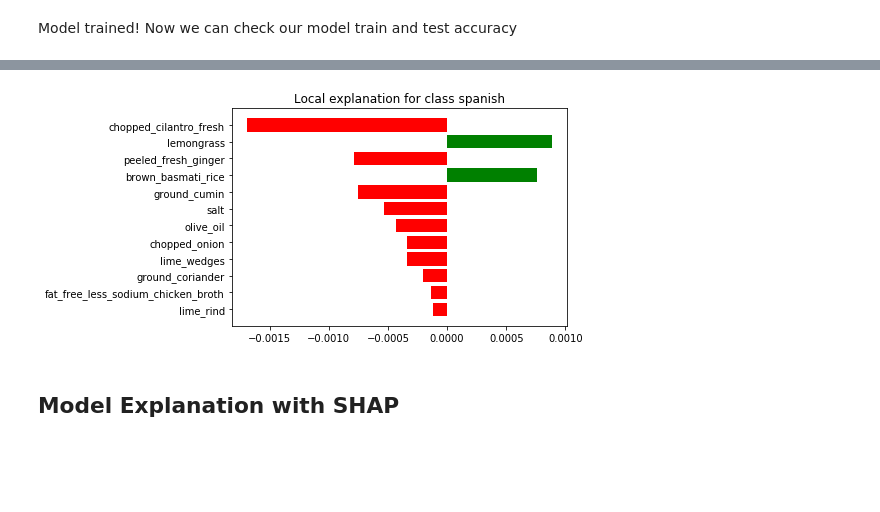
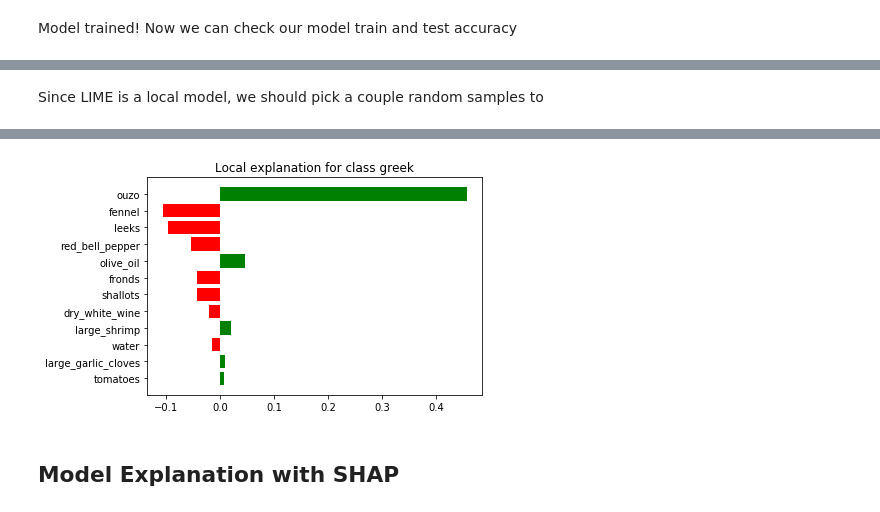
Before and after one commit to AADeLucia/model-interpretability-demo, a Jupyter notebook: demo.ipynb, the cells around one changed output, grey strips where cells are left out. Cells and saved outputs as stored; diff of their text form; code cells hidden in the pictures; blank space fills up the shorter version.

```diff
--- a/demo.ipynb
+++ b/demo.ipynb
@@ -27,13 +31,14 @@ Now we load and process our dataset, which consists of a list of ingredients ide
 Note we do not use the test data provided by Kaggle because it does not have labels. Instead we will just split the provided training data.
 # %%
 data_df = pd.read_json("data/train.json").set_index("id")
+
 train_df = data_df.sample(frac=0.7)
 test_df = data_df[~data_df.index.isin(train_df.index)]
 
 def clean_ingredients(ingredient_list):
     s = ""
     for i in ingredient_list:
-        i = re.sub("-|\s", "_", i)
+        i = re.sub("-|\s", "_", i.strip())
         s += f"{i} "
     return s[:-1]
 
@@ -98,17 +143,24 @@ Test F1: 0.7659247318611189
 pipe = sklearn.pipeline.make_pipeline(vectorizer, clf)
 
 # Initialize LIME
-explainer_lime = lime_text.LimeTextExplainer(class_names=train_df.cuisine.unique())
+class_names = train_df.cuisine.unique().tolist()
+class_names.sort()
+explainer_lime = lime_text.LimeTextExplainer(class_names=class_names)
+# %% [markdown]
+Since LIME is a local model, we should pick a couple random samples to
 # %%
 num_features = 20
-test_sample = test_df.sample(n=1).ingredients.values[0]
-exp = explainer_lime.explain_instance(test_sample,
+test_sample = test_df.sample(n=1)
+labels = [class_names.index(test_sample.cuisine.array[0]), randint(0, len(class_names)-1)]
+exp = explainer_lime.explain_instance(test_sample.ingredients.values[0],
                                  pipe.predict_proba,
-                                 num_features=num_features)
-fig = exp.as_pyplot_figure()
+                                 num_features=num_features,
+                                    labels=labels)
+
+fig = exp.as_pyplot_figure(label=labels[0])
 exp.show_in_notebook(text=True)
 # %% [output]
 [interactive output not drawn]
-[figure, old version]
+[figure, new version]
 # %% [markdown]
 ## Model Explanation with SHAP
```
Also changed, not shown: parts of 16 cells of this notebook, 1 other file.
